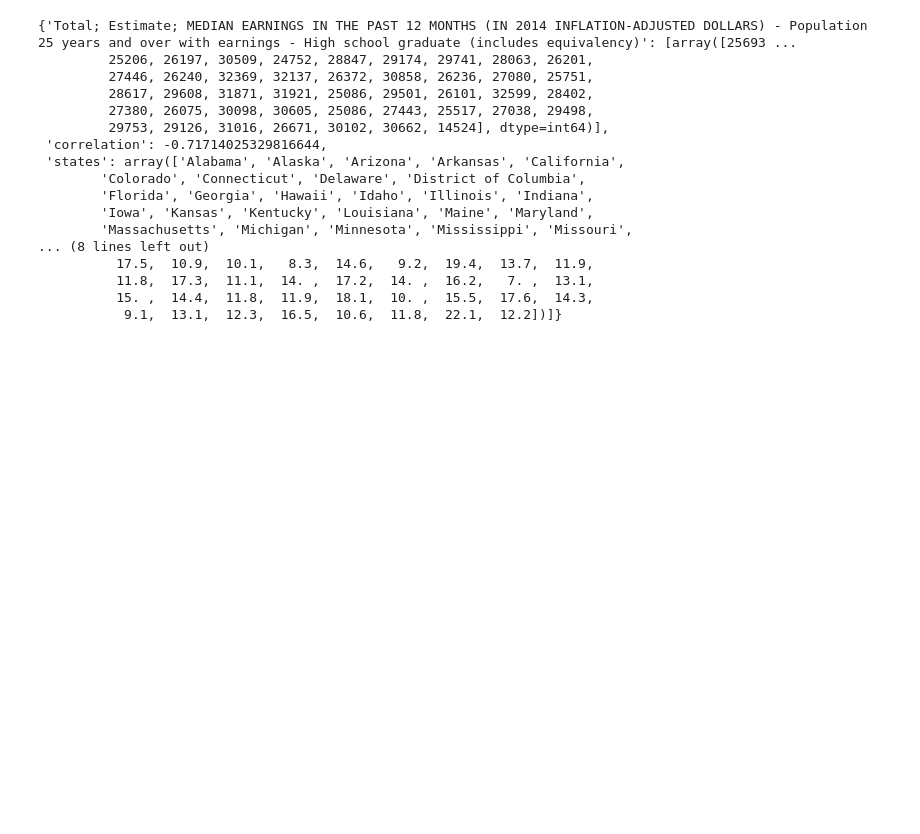
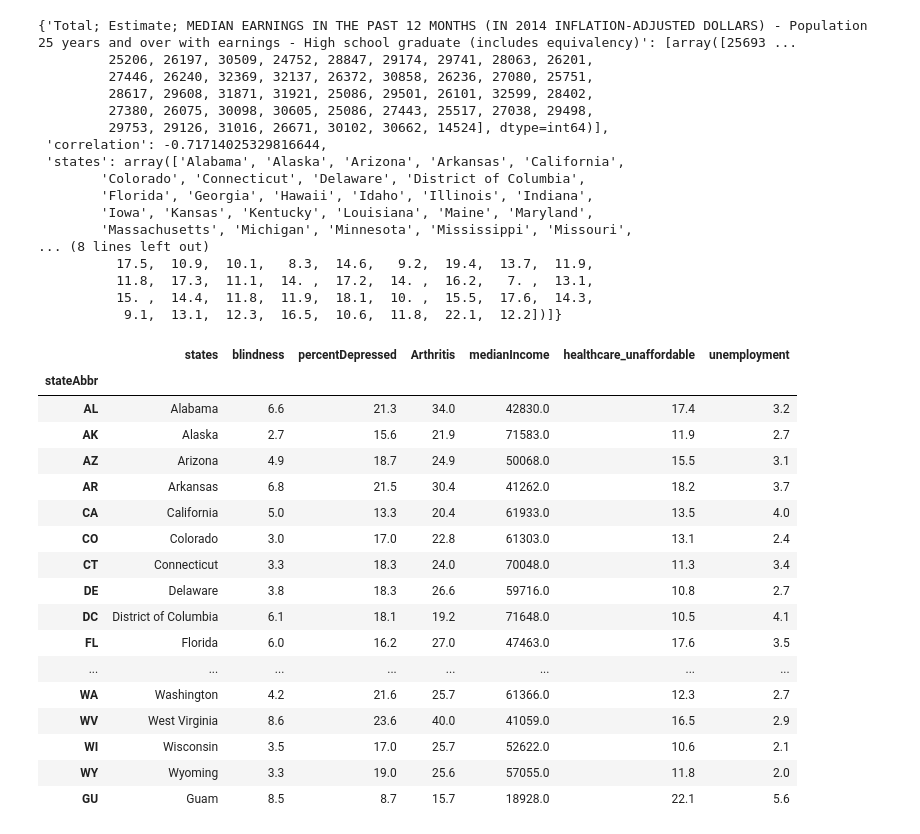
Before and after one commit to coreyclip/D3_census_scatterplot, a Jupyter notebook: data/correlation_extractor.ipynb, the cells around one changed output. Cells and saved outputs as stored; diff of their text form; code cells hidden in the pictures; blank space fills up the shorter version.

```diff
--- a/data/correlation_extractor.ipynb
+++ b/data/correlation_extractor.ipynb
@@ -168,5 +168,26 @@ df = pd.concat(
                 long_term_unemployment],
 
         axis=1).set_index('stateAbbr').dropna()
+# %%
+df
+# %% [output]
+|  | states | blindness | percentDepressed | Arthritis | medianIncome | healthcare_unaffordable | unemployment |
+| stateAbbr |  |  |  |  |  |  |  |
+| AL | Alabama | 6.6 | 21.3 | 34.0 | 42830.0 | 17.4 | 3.2 |
+| AK | Alaska | 2.7 | 15.6 | 21.9 | 71583.0 | 11.9 | 2.7 |
+| AZ | Arizona | 4.9 | 18.7 | 24.9 | 50068.0 | 15.5 | 3.1 |
+| AR | Arkansas | 6.8 | 21.5 | 30.4 | 41262.0 | 18.2 | 3.7 |
+| CA | California | 5.0 | 13.3 | 20.4 | 61933.0 | 13.5 | 4.0 |
+| CO | Colorado | 3.0 | 17.0 | 22.8 | 61303.0 | 13.1 | 2.4 |
+| CT | Connecticut | 3.3 | 18.3 | 24.0 | 70048.0 | 11.3 | 3.4 |
+| DE | Delaware | 3.8 | 18.3 | 26.6 | 59716.0 | 10.8 | 2.7 |
+| DC | District of Columbia | 6.1 | 18.1 | 19.2 | 71648.0 | 10.5 | 4.1 |
+| FL | Florida | 6.0 | 16.2 | 27.0 | 47463.0 | 17.6 | 3.5 |
+| ... | ... | ... | ... | ... | ... | ... | ... |
+| WA | Washington | 4.2 | 21.6 | 25.7 | 61366.0 | 12.3 | 2.7 |
+| WV | West Virginia | 8.6 | 23.6 | 40.0 | 41059.0 | 16.5 | 2.9 |
+| WI | Wisconsin | 3.5 | 17.0 | 25.7 | 52622.0 | 10.6 | 2.1 |
+| WY | Wyoming | 3.3 | 19.0 | 25.6 | 57055.0 | 11.8 | 2.0 |
+| GU | Guam | 8.5 | 8.7 | 15.7 | 18928.0 | 22.1 | 5.6 |
 # %%
 df.to_csv('data.csv', encoding='utf-8')
```
Also changed, not shown: 1 other file.
